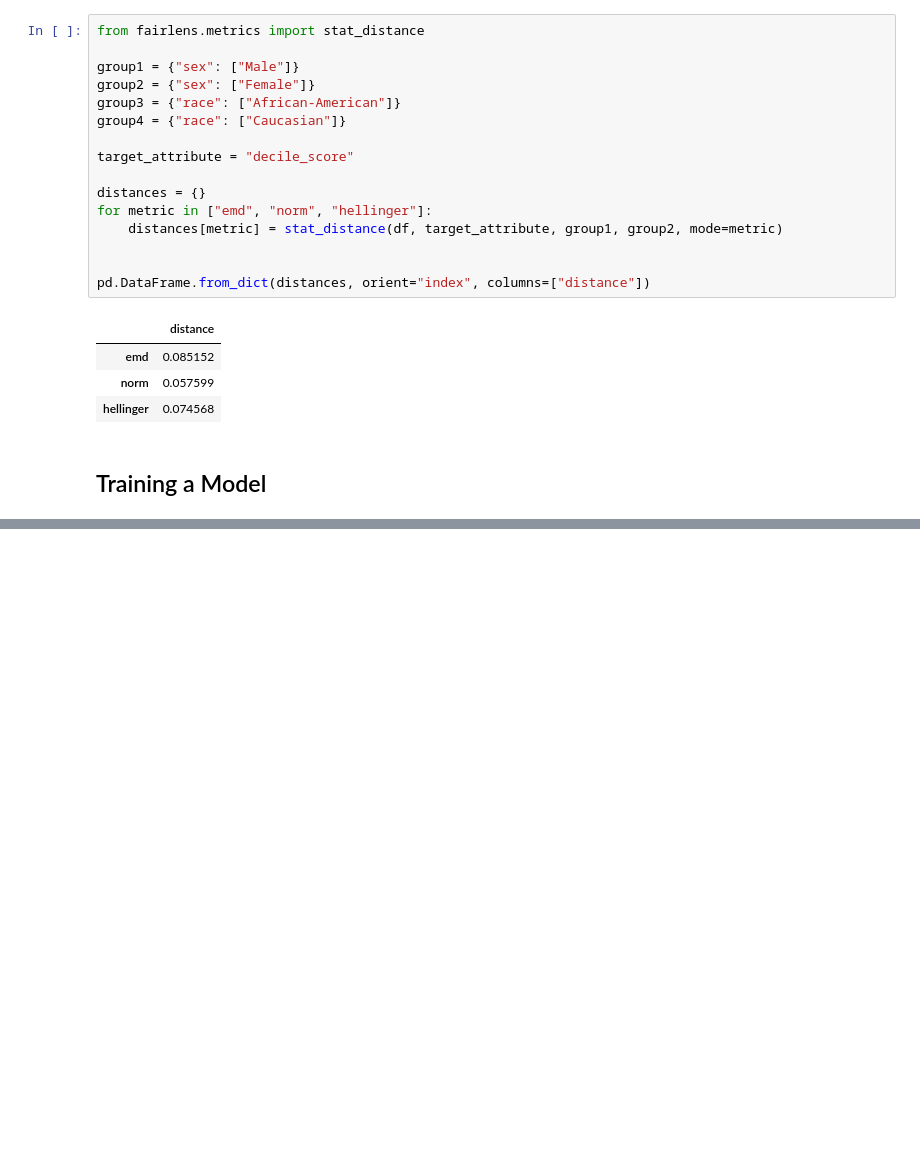
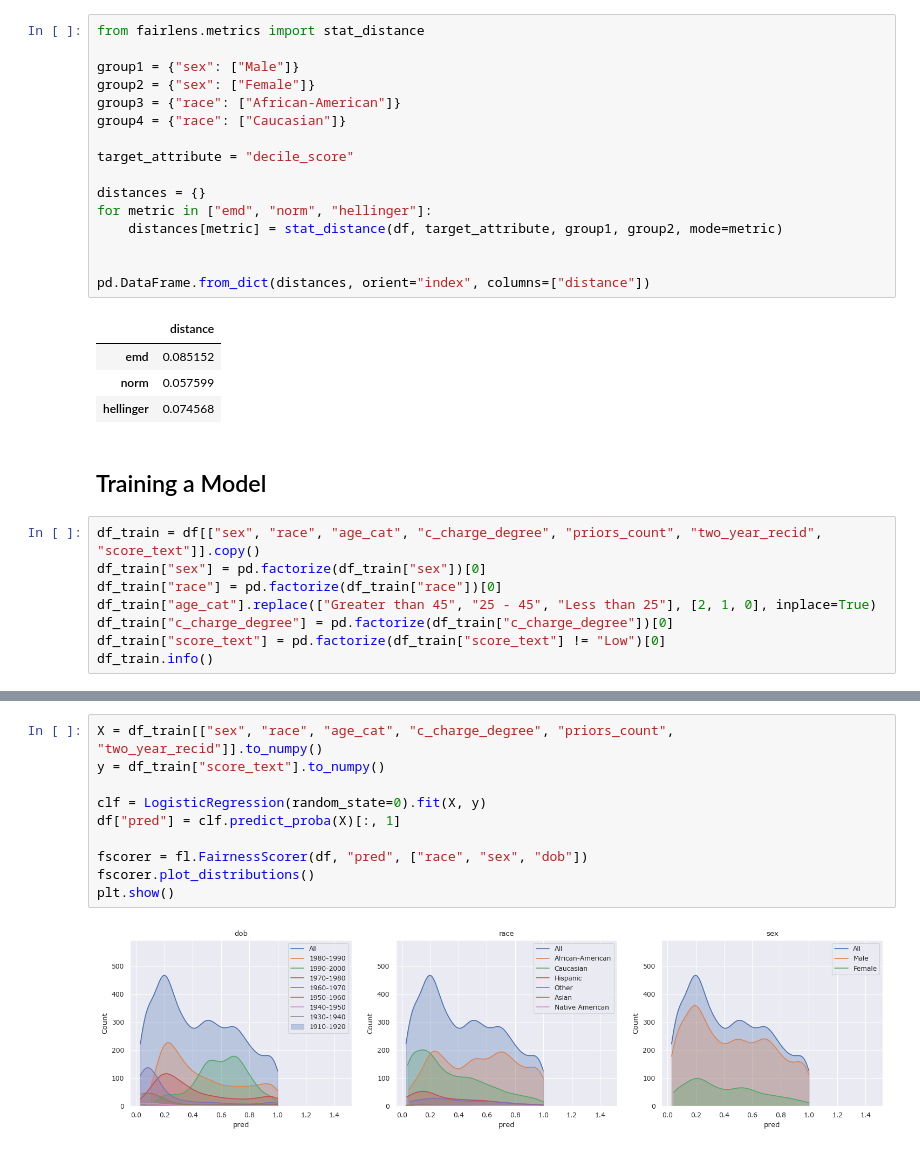
Before and after one commit to synthesized-io/fairlens, a Jupyter notebook: notebooks/compas.ipynb, the cells around one changed output, grey strips where cells are left out. Cells and saved outputs as stored; diff of their text form; blank space fills up the shorter version.

Commit message:
add logistic regressor for compas

```diff
--- a/notebooks/compas.ipynb
+++ b/notebooks/compas.ipynb
@@ -103,3 +104,11 @@ pd.DataFrame.from_dict(distances, orient="index", columns=["distance"])
 | hellinger | 0.074568 |
 # %% [markdown]
 ## Training a Model
+# %%
+df_train = df[["sex", "race", "age_cat", "c_charge_degree", "priors_count", "two_year_recid", "score_text"]].copy()
+df_train["sex"] = pd.factorize(df_train["sex"])[0]
+df_train["race"] = pd.factorize(df_train["race"])[0]
+df_train["age_cat"].replace(["Greater than 45", "25 - 45", "Less than 25"], [2, 1, 0], inplace=True)
+df_train["c_charge_degree"] = pd.factorize(df_train["c_charge_degree"])[0]
+df_train["score_text"] = pd.factorize(df_train["score_text"] != "Low")[0]
+df_train.info()
@@ -105,0 +130,12 @@ pd.DataFrame.from_dict(distances, orient="index", columns=["distance"])
+# %%
+X = df_train[["sex", "race", "age_cat", "c_charge_degree", "priors_count", "two_year_recid"]].to_numpy()
+y = df_train["score_text"].to_numpy()
+
+clf = LogisticRegression(random_state=0).fit(X, y)
+df["pred"] = clf.predict_proba(X)[:, 1]
+
+fscorer = fl.FairnessScorer(df, "pred", ["race", "sex", "dob"])
+fscorer.plot_distributions()
+plt.show()
+# %% [output]
+[figure, added]
```
Also changed, not shown: parts of 2 cells of this notebook.
